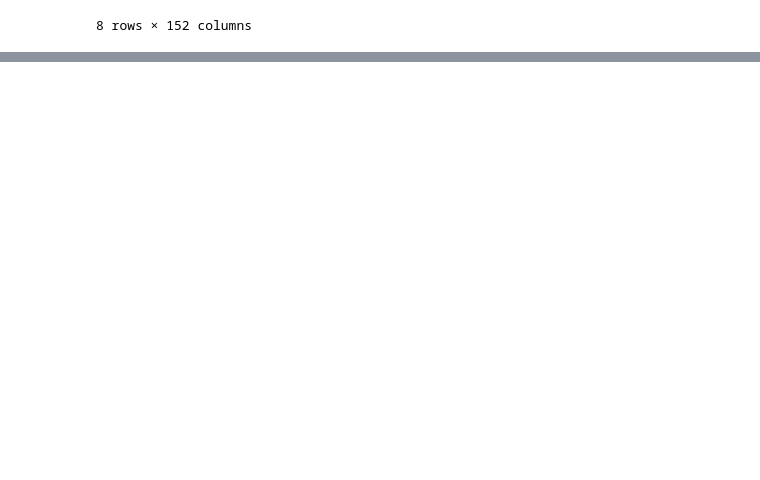
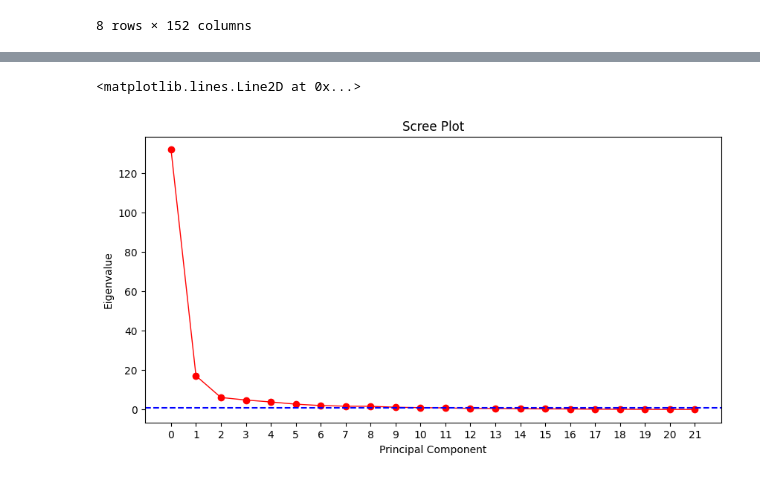
Before and after one commit to AvyaRathod/ICH, a Jupyter notebook: Cyclones/cyclone_AC.ipynb, the cells around one changed output, grey strips where cells are left out. Cells and saved outputs as stored; diff of their text form; code cells hidden in the pictures; blank space fills up the shorter version.

Commit message:
cyclones complete

```diff
--- a/Cyclones/cyclone_AC.ipynb
+++ b/Cyclones/cyclone_AC.ipynb
@@ -21,0 +73,11 @@ df.describe()
+# %%
+standard = ['women_reg_workers_ratio']
+robust = [col for col in all_columns if col not in standard]
+
+rscaler = RobustScaler()
+scaler = StandardScaler()
+
+df_scaled = cyclone_df.copy()
+
+df_scaled[robust] = rscaler.fit_transform(cyclone_df[robust])
+df_scaled[standard] = scaler.fit_transform(cyclone_df[standard])
@@ -21,0 +126,8 @@ df.describe()
+# %%
+df_pca = df_scaled.copy()
+df_pca.replace('', np.nan, inplace=True)
+df_pca = df_pca.astype(float)
+
+from sklearn.decomposition import PCA
+pca = PCA()
+pca.fit(df_pca)
@@ -21,0 +163,28 @@ df.describe()
+# %%
+
+# scree plot of eigenvalues
+# define the x values, i.e., components
+#Eigenvalues are given by the PCA explained_variance_ method
+eig = pca.explained_variance_.round(2) #explained variance method
+
+xvals = np.arange(df_pca.shape[1]);
+#figure size
+plt.figure(figsize=(10,5))
+#plot in red color
+plt.plot(xvals, eig, 'ro-', linewidth=1)
+#set ticks to every unit
+plt.xticks(xvals)
+
+#add labels...
+plt.title('Scree Plot')
+plt.xlabel('Principal Component')
+plt.ylabel('Eigenvalue')
+
+#add a horizontal line in blue for latent root criterion
+plt.axhline(y=1, color='b', linestyle='--')
+
+#look for inflection point --> 2 is the major inflection point
+# philip said keep points before this --> that is 2
+# %% [output]
+<matplotlib.lines.Line2D at 0x...>
+[figure, added]
```
Also changed, not shown: parts of 11 cells of this notebook, 7 other files.
